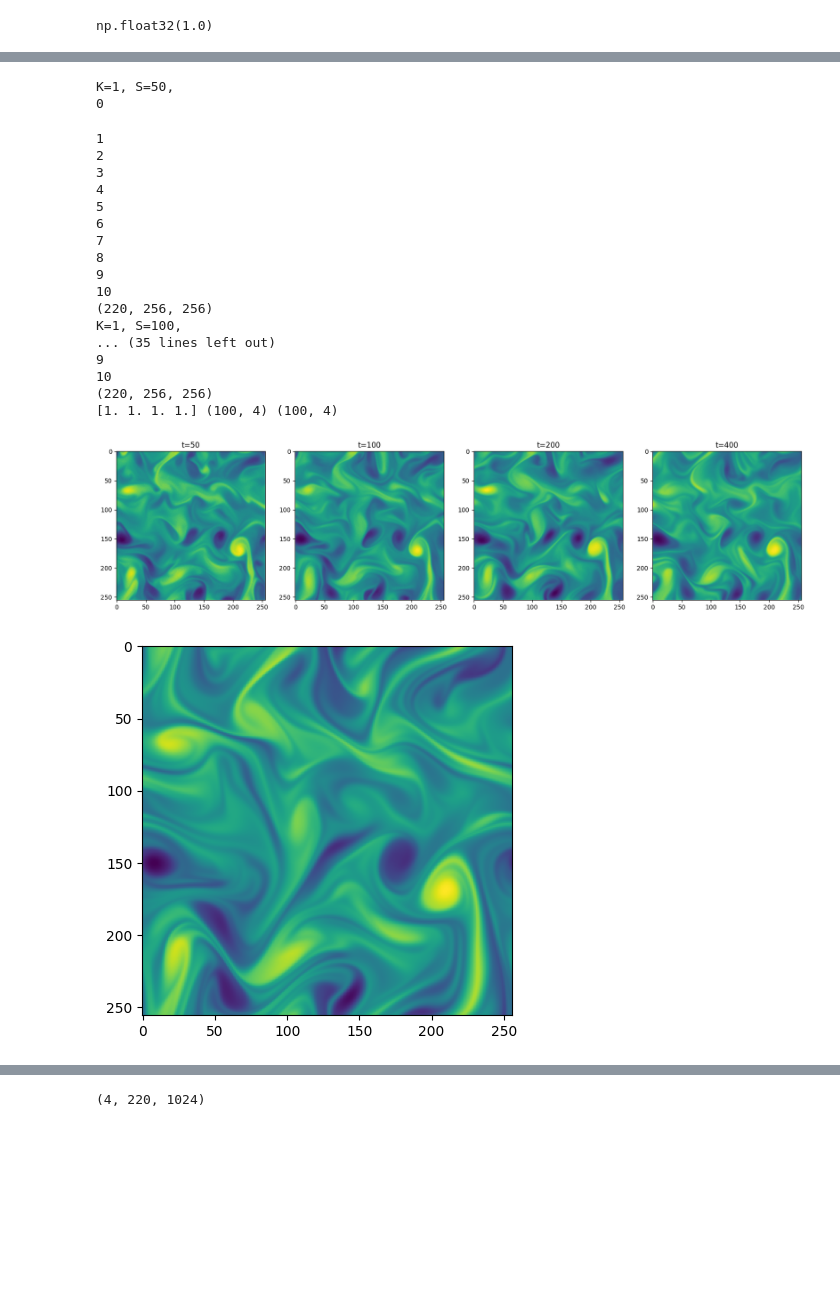
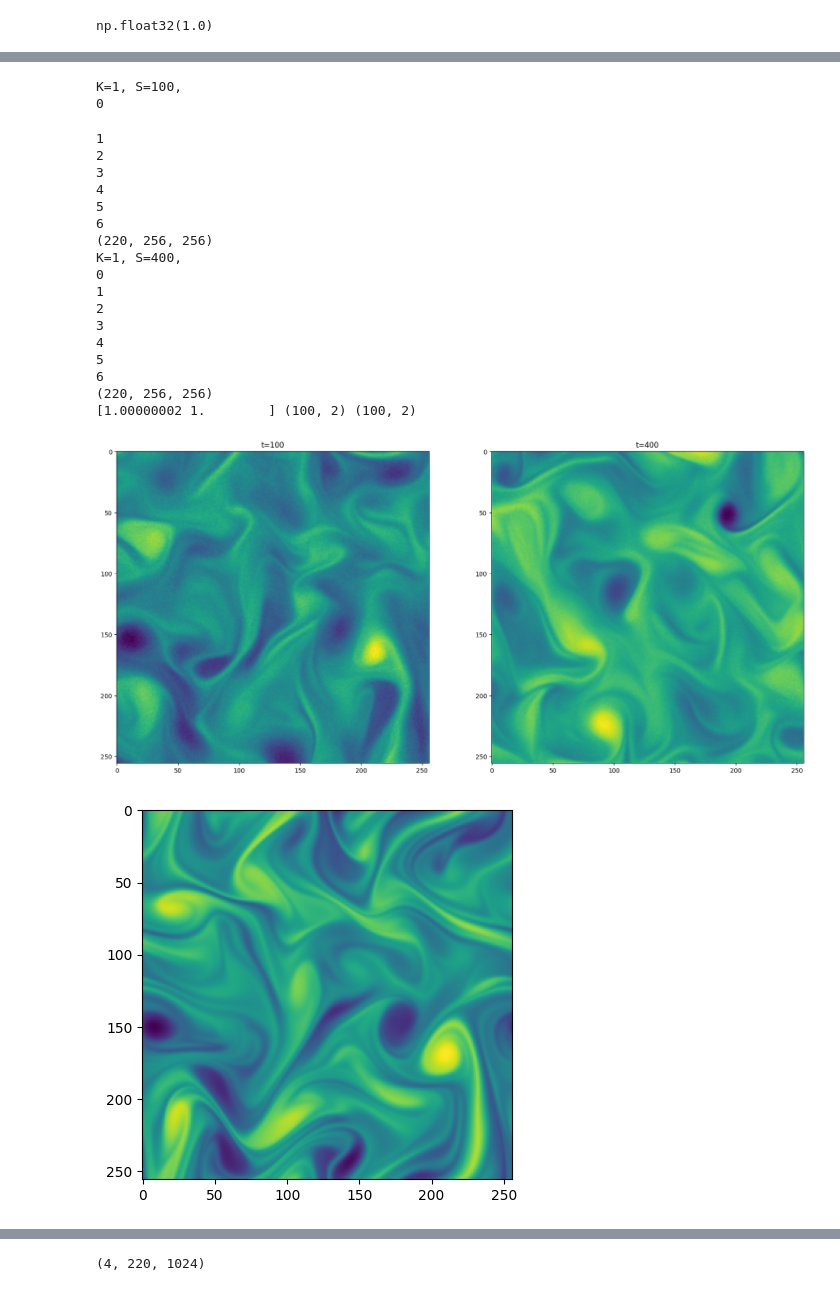
Before and after one commit to baristuran/baris-personal, a Jupyter notebook: data_assimilation.ipynb, the cells around one changed output, grey strips where cells are left out. Drawn from its saved outputs; the diff is of its cells as text; code cells hidden in the pictures; blank space fills up the shorter version.

```diff
--- a/data_assimilation.ipynb
+++ b/data_assimilation.ipynb
@@ -112 +105,31 @@ def denoise(guidance, model, K, beta_min = 1e-4, beta_max = 0.02, steps=[1000],
     return x_t
+# %%
+#Randomly choose a fixed percentage of points from the test snapshot
+trajectory = 3
+percentage = 1.5625
+factor = percentage/100
+start_idx = 319
+end_idx = 320
+N = int(256**2 * factor)
+test_snapshots = test_data[:, start_idx : end_idx]
+nx = np.random.randint(0, 256, (N,))
+ny = np.random.randint(0, 256, (N,))
+sparse_measurement =  test_snapshots[..., nx, ny]
+
+#Visualize location of selected points and interpolated sparse measurements
+figure,ax = plt.subplots()
+figure2,ax2 = plt.subplots()
+ax.imshow(test_snapshots[0,0])
+mask = np.zeros((256, 256))
+mask[nx, ny] = 1
+y = test_snapshots[trajectory] * mask
+xx,yy = np.meshgrid(np.arange(256), np.arange(256))
+ax.scatter(xx*mask, yy*mask, s=1, c="black", alpha=0.5)
+
+mask = torch.tensor(mask, requires_grad=True).to(device)
+epsilon = torch.randn_like(mask, requires_grad=True, dtype=torch.float32).unsqueeze(0).unsqueeze(0).to(device)
+y = torch.tensor(y, dtype=torch.float32).unsqueeze(1).to(device)
+step_size = torch.tensor(0.01, dtype=torch.float32)
+generated_sample = denoise(epsilon, mask, y, model, step_size)
+ax2.imshow(generated_sample.squeeze().cpu().detach().numpy())
+print(generated_sample)
@@ -172,7 +191,7 @@ class NumpyDataset(Dataset):
         return torch.tensor(image, dtype=torch.float32)
 guidance_dataset = NumpyDataset(interpolated_sparse_measurement[trajectory].squeeze())
 # Select 10% of the dataset
-guidance_dataloader = DataLoader(guidance_dataset, batch_size=20, shuffle=False)
+guidance_dataloader = DataLoader(guidance_dataset, batch_size=32, shuffle=False)
 # %%
 def denoise_dataloader(guidance_dataloader, model, K, beta_max = 0.02, steps=[1000], output_freq=10):
     images = []
@@ -222,6 +241,10 @@ def parametric(K,S, beta_max):
         size = len(K)
         title = r"K"
         independent_var = "K"
+    else:
+        size = 1
+        title = r"t"
+        independent_var = "t"
 
     legend = ["Ground Truth"]
     fig_generated, ax_generated = plt.subplots(1,size, figsize=(20,20))
@@ -252,9 +275,9 @@ def parametric(K,S, beta_max):
     ax_gt.imshow(test_snapshots[trajectory, 5])
     return np.array(two_point_corr_list), np.array(energy_spetrum_list), np.array(pdf_list), np.array(bins_list), legend, independent_var
 
-S = [50, 100, 200, 400]
+S = [100, 400]
 K = [1]
-beta_max = [0.002]
+beta_max = [0.02]
 
 path = "/home/baris/Documents/DDSim/baris-personal/sparse/"
 
@@ -292,42 +315,42 @@ figure3.legend(legend, loc="upper right")
 axis4.plot(np.arange(0,nyquist).astype(np.int16), spectrum_ground_truth.T[:nyquist], "--")
 #axis4.plot(np.arange(0,nyquist).astype(np.int16), spectrum_sparse.T[:nyquist])
 axis4.plot(np.arange(0,nyquist).astype(np.int16), spectrum_generated_image.T[:nyquist])
 axis4.set_xlabel(r"$k$")
 axis4.set_ylabel(r"$E_{\omega}$")
 #axis4.plot(wave_numbers[5:40]/(2*np.pi), 8e-2 * wave_numbers[5:40]**(-2/3))
 figure4.legend(legend, loc="upper right")
 
 #Pdf
 axis.plot((bins_gt[1:] + bins_gt[:-1])/2, pdf_ground_truth, "--")
 axis.plot((bins[1:] + bins[:-1])/2, pdf)
 figure.legend(legend, loc="upper right")
 axis.set_xlabel(r"$\omega$")
 axis.set_ylabel(r"$pdf(\omega)$")
 print(np.sum(pdf*dx_generated, axis=0), (bins[1:] + bins[:-1]).shape, pdf.shape)
 
 dpi=400
 figure3.savefig("plots/Two_Point_Corr_" + independent_var + ".png", dpi=dpi)
 figure4.savefig("plots/Spectrum_" + independent_var + ".png", dpi=dpi)
 figure.savefig("plots/PDF_" + independent_var + ".png", dpi=dpi)
 # %% [output]
-K=1, S=50,
+K=1, S=100,
 0
 1
 2
 3
 4
 5
 6
-7
-8
-9
-10
 (220, 256, 256)
-K=1, S=100,
-... (35 lines left out)
-9
-10
+K=1, S=400,
+0
+1
+2
+3
+4
+5
+6
 (220, 256, 256)
-[1. 1. 1. 1.] (100, 4) (100, 4)
+[1.00000002 1.        ] (100, 2) (100, 2)
-[figure, old version]
+[figure, new version]
 [figure]
```
Also changed, not shown: parts of 6 cells of this notebook.
